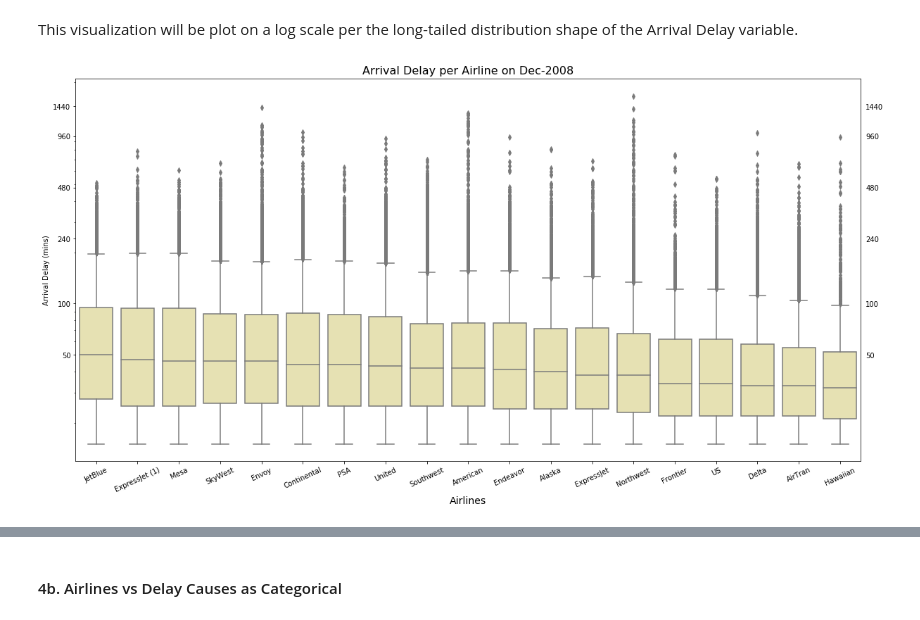
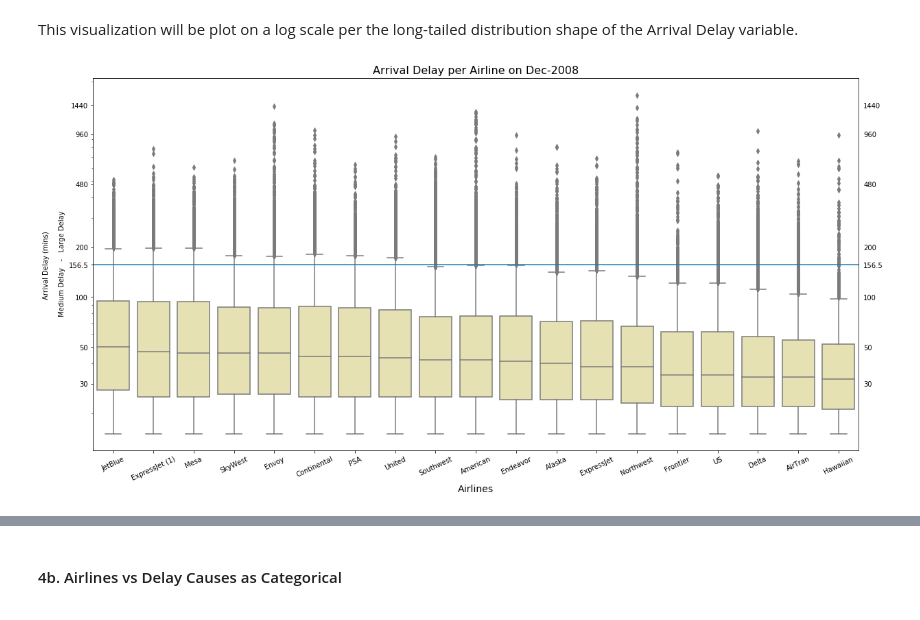
Before and after one commit to thaisruiz/udacity-communicating-data-findings, a Jupyter notebook: Flights_exploration_in_progress.ipynb, the cells around one changed output, grey strips where cells are left out. Drawn from its saved outputs; the diff is of its cells as text; code cells hidden in the pictures.

```diff
--- a/Flights_exploration_in_progress.ipynb
+++ b/Flights_exploration_in_progress.ipynb
@@ -1107,23 +1112,24 @@ This visualization will be plot on a log scale per the long-tailed distribution
 # %%
 # Box Plotting
 
 fig = plt.figure(figsize=(20, 10))
 
 order = delayed_flights.groupby('UniqueCarrier')['ArrDelay'].median().sort_values(ascending=False).index
 sb.boxplot(data=delayed_flights, x='UniqueCarrier', y=delayed_flights['ArrDelay'], color='palegoldenrod', order=order);
 plt.yscale('log')
 plt.title('Arrival Delay per Airline on Dec-2008', fontsize=16)
 plt.xlabel('Airlines', fontsize=14)
-plt.ylabel('Arrival Delay (mins)')
+plt.ylabel('Arrival Delay (mins) \n\n Medium Delay   -   Large Delay')
 
 xlocs, xlabels = plt.xticks()
 xlabl = [Airlines[label.get_text()] for label in xlabels]
 plt.xticks(xlocs, xlabl, rotation = 25);
-yticks = [50, 100, 240, 480, 960, 1440]
+yticks = [30, 50, 100, high_val, 200, 480, 960, 1440]
 plt.yticks(yticks, yticks);
 
 # show tick labels in the right y-axis
 plt.tick_params(axis='y', which='both', labelleft='on', labelright='on')
-ax2.yaxis.set_minor_locator(plt.NullLocator());
+
+plt.axhline(high_val); # line in the value of ~2.5 hours, which divide the delayed dataset in medium and large delays
 # %% [output]
-[figure, old version]
+[figure, new version]
```
Also changed, not shown: parts of 47 cells of this notebook.
